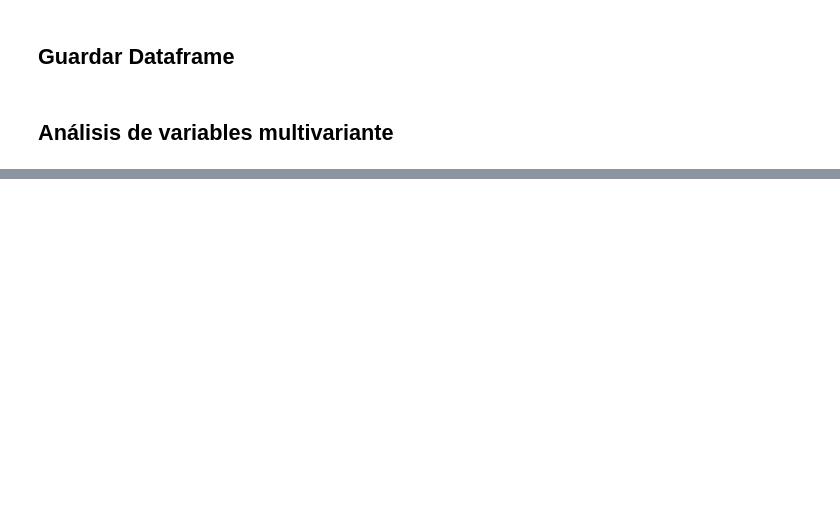
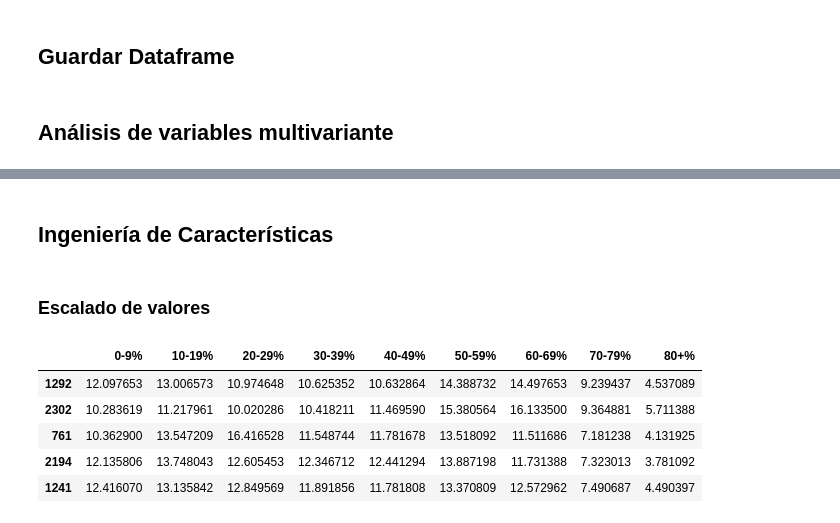
Before and after one commit to IngDiegoMacias/Regularized-Linear-Regression, a Jupyter notebook: src/explore.ipynb, the cells around one changed output, grey strips where cells are left out. Drawn from its saved outputs; the diff is of its cells as text; code cells hidden in the pictures; blank space fills up the shorter version.

```diff
--- a/src/explore.ipynb
+++ b/src/explore.ipynb
@@ -235,0 +255,23 @@ LRR.head()
+# %% [markdown]
+## Ingeniería de Características
+# %% [markdown]
+### Escalado de valores
+# %%
+from sklearn.model_selection import train_test_split
+
+num_variables = ["0-9%", "10-19%", "20-29%", "30-39%", "40-49%", "50-59%", "60-69%", "70-79%", "80+%"]
+
+# Dividimos el conjunto de datos en muestras de train y test
+X = LRR.drop("Heart disease_prevalence", axis = 1)[num_variables]
+y = LRR["Heart disease_prevalence"]
+
+X_train, X_test, y_train, y_test = train_test_split(X, y, test_size = 0.2, random_state = 42)
+
+X_train.head()
+# %% [output]
+|  | 0-9% | 10-19% | 20-29% | 30-39% | 40-49% | 50-59% | 60-69% | 70-79% | 80+% |
+| 1292 | 12.097653 | 13.006573 | 10.974648 | 10.625352 | 10.632864 | 14.388732 | 14.497653 | 9.239437 | 4.537089 |
+| 2302 | 10.283619 | 11.217961 | 10.020286 | 10.418211 | 11.469590 | 15.380564 | 16.133500 | 9.364881 | 5.711388 |
+| 761 | 10.362900 | 13.547209 | 16.416528 | 11.548744 | 11.781678 | 13.518092 | 11.511686 | 7.181238 | 4.131925 |
+| 2194 | 12.135806 | 13.748043 | 12.605453 | 12.346712 | 12.441294 | 13.887198 | 11.731388 | 7.323013 | 3.781092 |
+| 1241 | 12.416070 | 13.135842 | 12.849569 | 11.891856 | 11.781808 | 13.370809 | 12.572962 | 7.490687 | 4.490397 |
```
Also changed, not shown: parts of 10 cells of this notebook, 2 other files.
